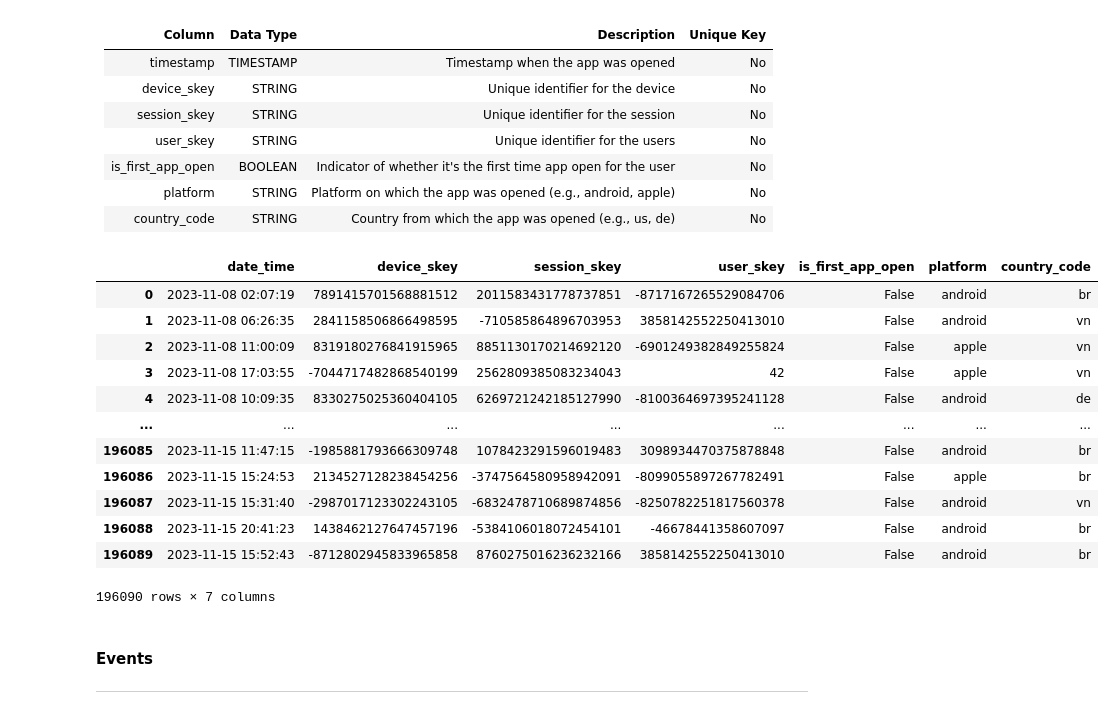
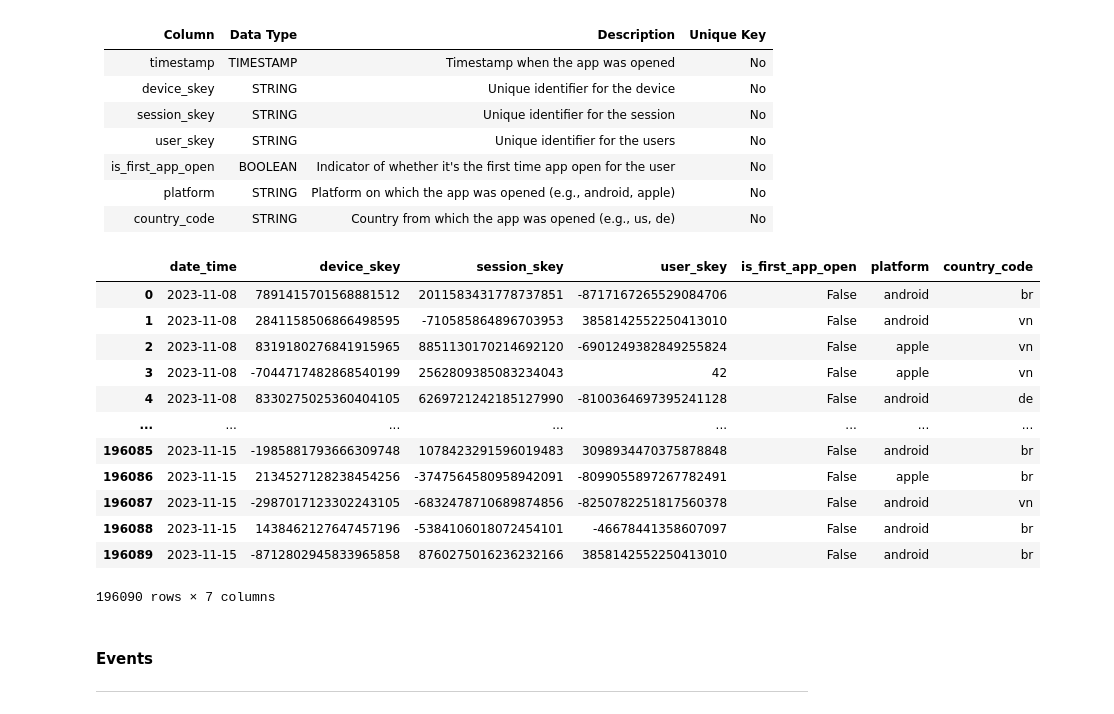
Before and after one commit to camiladwa/case_study, a Jupyter notebook: growth_case_study/growth_case_study.ipynb, the cells around one changed output. Saved outputs shown, nothing was run; the diff lists cells and outputs as text; code cells hidden in the pictures.

Commit message:
Camila's version
This commit was created by Deepnote. Project url: https://deepnote.com/project/ea0dd5ec-7a99-4815-85b5-15ffe4204711

```diff
--- a/growth_case_study/growth_case_study.ipynb
+++ b/growth_case_study/growth_case_study.ipynb
@@ -32,21 +32,21 @@ ______________________________________________________
 | platform      |STRING             |Platform on which the app was opened (e.g., android, apple) |No|
 | country_code  |STRING             |Country from which the app was opened (e.g., us, de) |No|
 # %%
-apps_open = _deepnote_execute_sql('SELECT \n    timestamp::TIMESTAMP_S AS date_time\n    , device_skey::VARCHAR AS device_skey\n    , session_skey::VARCHAR AS session_skey\n    , user_skey::VARCHAR AS user_skey\n    , is_first_app_open::BOOLEAN AS is_first_app_open\n    , platform::VARCHAR AS platform\n    , country_code::VARCHAR AS country_code\nFROM \'ps_challanges/growth_case_study/Datasets/App Opens.csv\'', 'SQL_DEEPNOTE_DATAFRAME_SQL', audit_sql_comment='', sql_cache_mode='cache_disabled')
+apps_open = _deepnote_execute_sql('SELECT \n    timestamp AS date_time\n    , device_skey::VARCHAR AS device_skey\n    , session_skey::VARCHAR AS session_skey\n    , user_skey::VARCHAR AS user_skey\n    , is_first_app_open::BOOLEAN AS is_first_app_open\n    , platform::VARCHAR AS platform\n    , country_code::VARCHAR AS country_code\nFROM \'ps_challanges/growth_case_study/Datasets/App Opens.csv\'', 'SQL_DEEPNOTE_DATAFRAME_SQL', audit_sql_comment='', sql_cache_mode='cache_disabled')
 apps_open
 # %% [output]
 |  | date_time | device_skey | session_skey | user_skey | is_first_app_open | platform | country_code |
-| 0 | 2023-11-08 02:07:19 | 7891415701568881512 | 2011583431778737851 | -8717167265529084706 | False | android | br |
-| 1 | 2023-11-08 06:26:35 | 2841158506866498595 | -710585864896703953 | 3858142552250413010 | False | android | vn |
-| 2 | 2023-11-08 11:00:09 | 8319180276841915965 | 8851130170214692120 | -6901249382849255824 | False | apple | vn |
-| 3 | 2023-11-08 17:03:55 | -7044717482868540199 | 2562809385083234043 | 42 | False | apple | vn |
-| 4 | 2023-11-08 10:09:35 | 8330275025360404105 | 6269721242185127990 | -8100364697395241128 | False | android | de |
+| 0 | 2023-11-08 | 7891415701568881512 | 2011583431778737851 | -8717167265529084706 | False | android | br |
+| 1 | 2023-11-08 | 2841158506866498595 | -710585864896703953 | 3858142552250413010 | False | android | vn |
+| 2 | 2023-11-08 | 8319180276841915965 | 8851130170214692120 | -6901249382849255824 | False | apple | vn |
+| 3 | 2023-11-08 | -7044717482868540199 | 2562809385083234043 | 42 | False | apple | vn |
+| 4 | 2023-11-08 | 8330275025360404105 | 6269721242185127990 | -8100364697395241128 | False | android | de |
 | ... | ... | ... | ... | ... | ... | ... | ... |
-| 196085 | 2023-11-15 11:47:15 | -1985881793666309748 | 1078423291596019483 | 3098934470375878848 | False | android | br |
-| 196086 | 2023-11-15 15:24:53 | 2134527128238454256 | -3747564580958942091 | -8099055897267782491 | False | apple | br |
-| 196087 | 2023-11-15 15:31:40 | -2987017123302243105 | -6832478710689874856 | -8250782251817560378 | False | android | vn |
-| 196088 | 2023-11-15 20:41:23 | 1438462127647457196 | -5384106018072454101 | -46678441358607097 | False | android | br |
-| 196089 | 2023-11-15 15:52:43 | -8712802945833965858 | 8760275016236232166 | 3858142552250413010 | False | android | br |
+| 196085 | 2023-11-15 | -1985881793666309748 | 1078423291596019483 | 3098934470375878848 | False | android | br |
+| 196086 | 2023-11-15 | 2134527128238454256 | -3747564580958942091 | -8099055897267782491 | False | apple | br |
+| 196087 | 2023-11-15 | -2987017123302243105 | -6832478710689874856 | -8250782251817560378 | False | android | vn |
+| 196088 | 2023-11-15 | 1438462127647457196 | -5384106018072454101 | -46678441358607097 | False | android | br |
+| 196089 | 2023-11-15 | -8712802945833965858 | 8760275016236232166 | 3858142552250413010 | False | android | br |
 196090 rows × 7 columns
 # %% [markdown]
 #### Events
```
Also changed, not shown: parts of 12 cells of this notebook.
